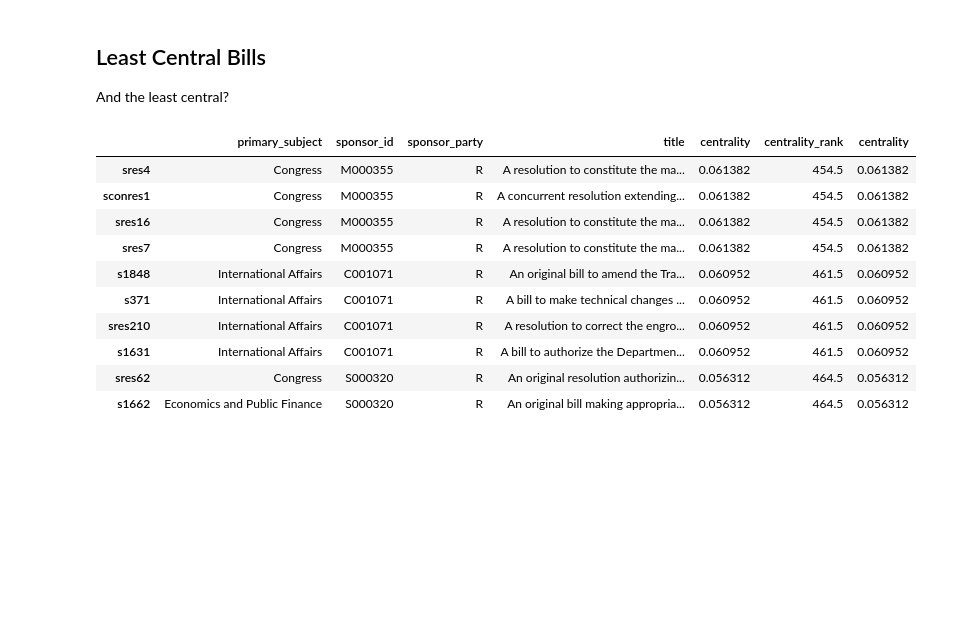
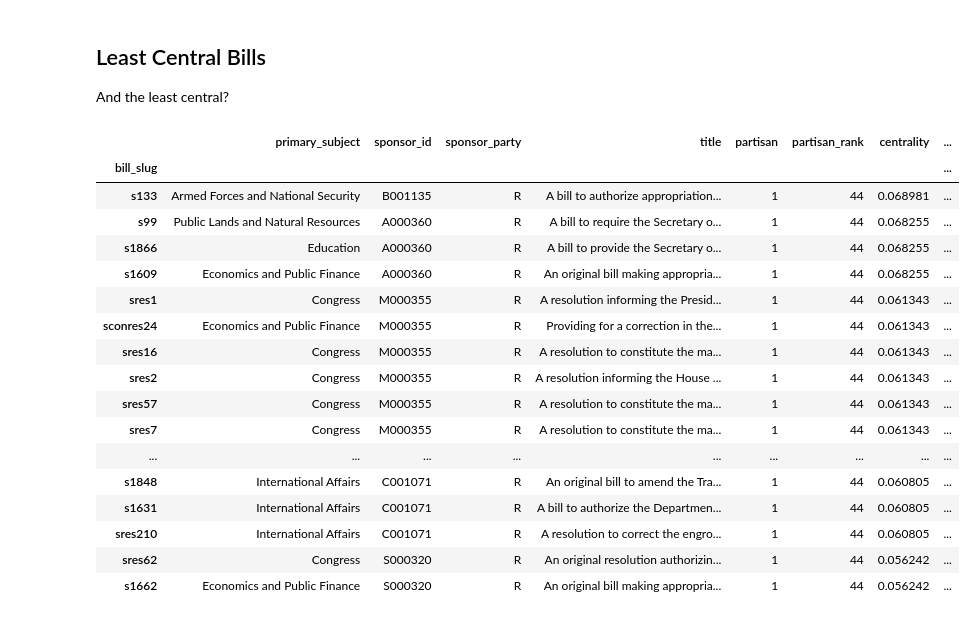
Before and after one commit to jgarcia71/CUNY-DATA-620, a Jupyter notebook: Final Project/Rank_Senators_and_Bills.ipynb, the cells around one changed output. Cells and saved outputs as stored; diff of their text form; code cells hidden in the pictures; blank space fills up the shorter version.

```diff
--- a/Final Project/Rank_Senators_and_Bills.ipynb
+++ b/Final Project/Rank_Senators_and_Bills.ipynb
@@ -331,6 +339,6 @@ plt.hist(partisan_strength.values(), bins=25)
 # %% [markdown]
 What are the most highly republican-supported bills?
 # %%
-dfBills = pd.concat([dfBills, pd.Series(partisan_strength, name="partisan")], axis=1)
+dfBills['partisan'] = pd.Series(partisan_strength)
 dfBills['partisan_rank'] = dfBills['partisan'].rank(ascending=0)
 # %%
@@ -399,7 +411,7 @@ bill_centrality.items()[1:15]
 
 Let's rank these bills and see what the most central bills are.
 # %%
-dfBills = pd.concat([dfBills, pd.Series(bill_centrality, name="centrality")], axis=1)
+dfBills['centrality'] = pd.Series(bill_centrality)
 dfBills['centrality_rank'] = dfBills['centrality'].rank(ascending=0)
-dfBills.sort_values('centrality_rank').head(10)
+dfBills.sort_values('centrality_rank').head(20)
 # %% [output]
@@ -419,16 +438,23 @@ dfBills.sort_values('centrality_rank').head(10)
 
 And the least central?
 # %%
-dfBills.sort_values('centrality_rank').tail(10)
+dfBills.sort_values('centrality_rank').tail(20)
 # %% [output]
-|  | primary_subject | sponsor_id | sponsor_party | title | centrality | centrality_rank | centrality |
-| sres4 | Congress | M000355 | R | A resolution to constitute the ma... | 0.061382 | 454.5 | 0.061382 |
-| sconres1 | Congress | M000355 | R | A concurrent resolution extending... | 0.061382 | 454.5 | 0.061382 |
-| sres16 | Congress | M000355 | R | A resolution to constitute the ma... | 0.061382 | 454.5 | 0.061382 |
-| sres7 | Congress | M000355 | R | A resolution to constitute the ma... | 0.061382 | 454.5 | 0.061382 |
-| s1848 | International Affairs | C001071 | R | An original bill to amend the Tra... | 0.060952 | 461.5 | 0.060952 |
-| s371 | International Affairs | C001071 | R | A bill to make technical changes ... | 0.060952 | 461.5 | 0.060952 |
-| sres210 | International Affairs | C001071 | R | A resolution to correct the engro... | 0.060952 | 461.5 | 0.060952 |
-| s1631 | International Affairs | C001071 | R | A bill to authorize the Departmen... | 0.060952 | 461.5 | 0.060952 |
-| sres62 | Congress | S000320 | R | An original resolution authorizin... | 0.056312 | 464.5 | 0.056312 |
-| s1662 | Economics and Public Finance | S000320 | R | An original bill making appropria... | 0.056312 | 464.5 | 0.056312 |
+|  | primary_subject | sponsor_id | sponsor_party | title | partisan | partisan_rank | centrality | ... |
+| bill_slug |  |  |  |  |  |  |  | ... |
+| s133 | Armed Forces and National Security | B001135 | R | A bill to authorize appropriation... | 1 | 44 | 0.068981 | ... |
+| s99 | Public Lands and Natural Resources | A000360 | R | A bill to require the Secretary o... | 1 | 44 | 0.068255 | ... |
+| s1866 | Education | A000360 | R | A bill to provide the Secretary o... | 1 | 44 | 0.068255 | ... |
+| s1609 | Economics and Public Finance | A000360 | R | An original bill making appropria... | 1 | 44 | 0.068255 | ... |
+| sres1 | Congress | M000355 | R | A resolution informing the Presid... | 1 | 44 | 0.061343 | ... |
+| sconres24 | Economics and Public Finance | M000355 | R | Providing for a correction in the... | 1 | 44 | 0.061343 | ... |
+| sres16 | Congress | M000355 | R | A resolution to constitute the ma... | 1 | 44 | 0.061343 | ... |
+| sres2 | Congress | M000355 | R | A resolution informing the House ... | 1 | 44 | 0.061343 | ... |
+| sres57 | Congress | M000355 | R | A resolution to constitute the ma... | 1 | 44 | 0.061343 | ... |
+| sres7 | Congress | M000355 | R | A resolution to constitute the ma... | 1 | 44 | 0.061343 | ... |
+| ... | ... | ... | ... | ... | ... | ... | ... | ... |
+| s1848 | International Affairs | C001071 | R | An original bill to amend the Tra... | 1 | 44 | 0.060805 | ... |
+| s1631 | International Affairs | C001071 | R | A bill to authorize the Departmen... | 1 | 44 | 0.060805 | ... |
+| sres210 | International Affairs | C001071 | R | A resolution to correct the engro... | 1 | 44 | 0.060805 | ... |
+| sres62 | Congress | S000320 | R | An original resolution authorizin... | 1 | 44 | 0.056242 | ... |
+| s1662 | Economics and Public Finance | S000320 | R | An original bill making appropria... | 1 | 44 | 0.056242 | ... |
```
Also changed, not shown: parts of 13 cells of this notebook, 1 other file.
